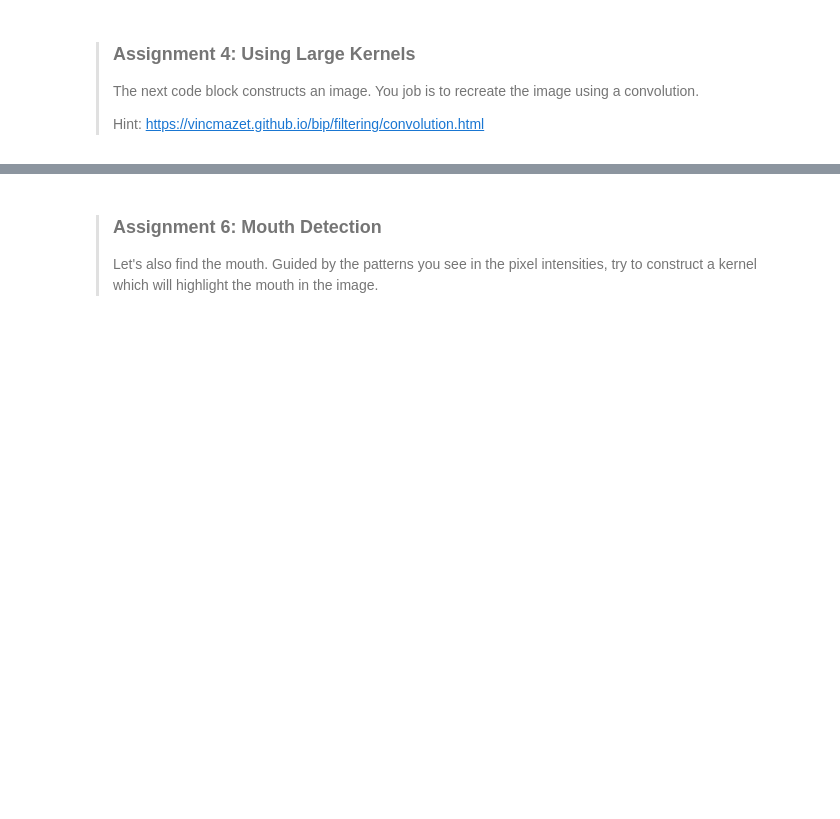
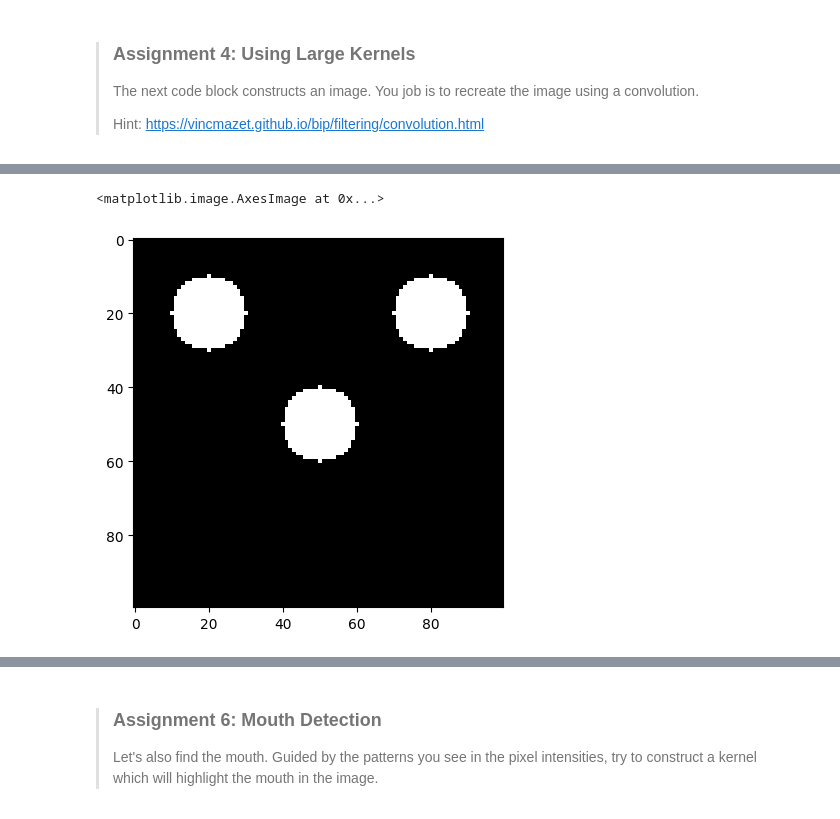
Before and after one commit to slavenaleric/lab5, a Jupyter notebook: lab5.ipynb, the cells around one changed output, grey strips where cells are left out. Saved outputs shown, nothing was run; the diff lists cells and outputs as text; code cells hidden in the pictures; blank space fills up the shorter version.

```diff
--- a/lab5.ipynb
+++ b/lab5.ipynb
@@ -240,16 +331,20 @@ plt.show()
 # %%
 kernel = np.zeros((circle_radius * 2 + 1, circle_radius * 2 + 1))
 kernel = cv.circle(kernel, (circle_radius, circle_radius), circle_radius, 1, -1)
 plt.imshow(kernel, cmap='gray')
 
 img = np.zeros((100, 100))
 
 # TODO: Modify `img` such that a convolution img * kernel produces the same result as `img_out`.
-
+for (x, y) in circle_origins:
+    img[y, x] = 1
 
 # OpenCV's built-in convolution function:
 img = cv.filter2D(img, -1, kernel)
 plt.imshow(img, cmap='gray')
+# %% [output]
+<matplotlib.image.AxesImage at 0x...>
+[figure, added]
 # %% [markdown]
 ## Using Convolutions for Feature Detection
 
```
Also changed, not shown: parts of 12 cells of this notebook.
